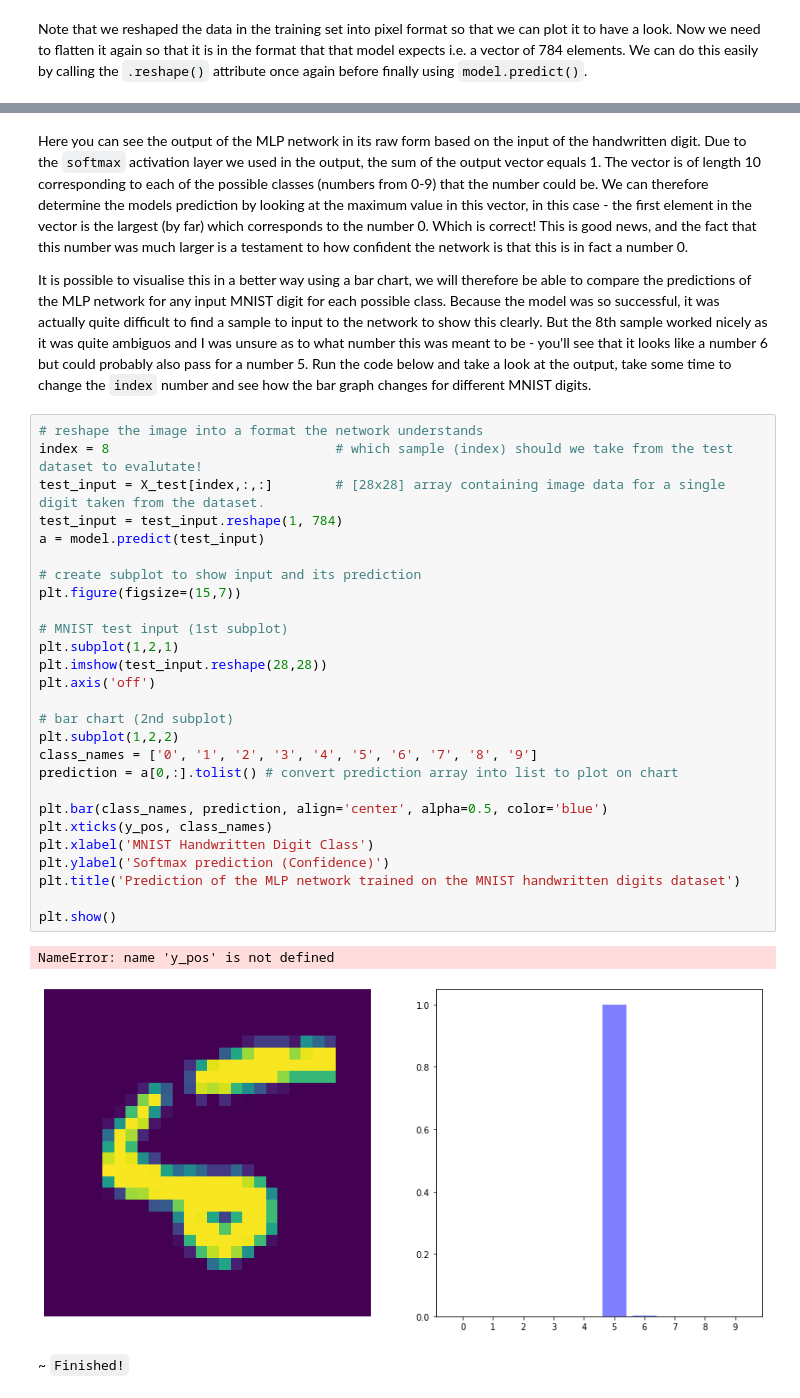
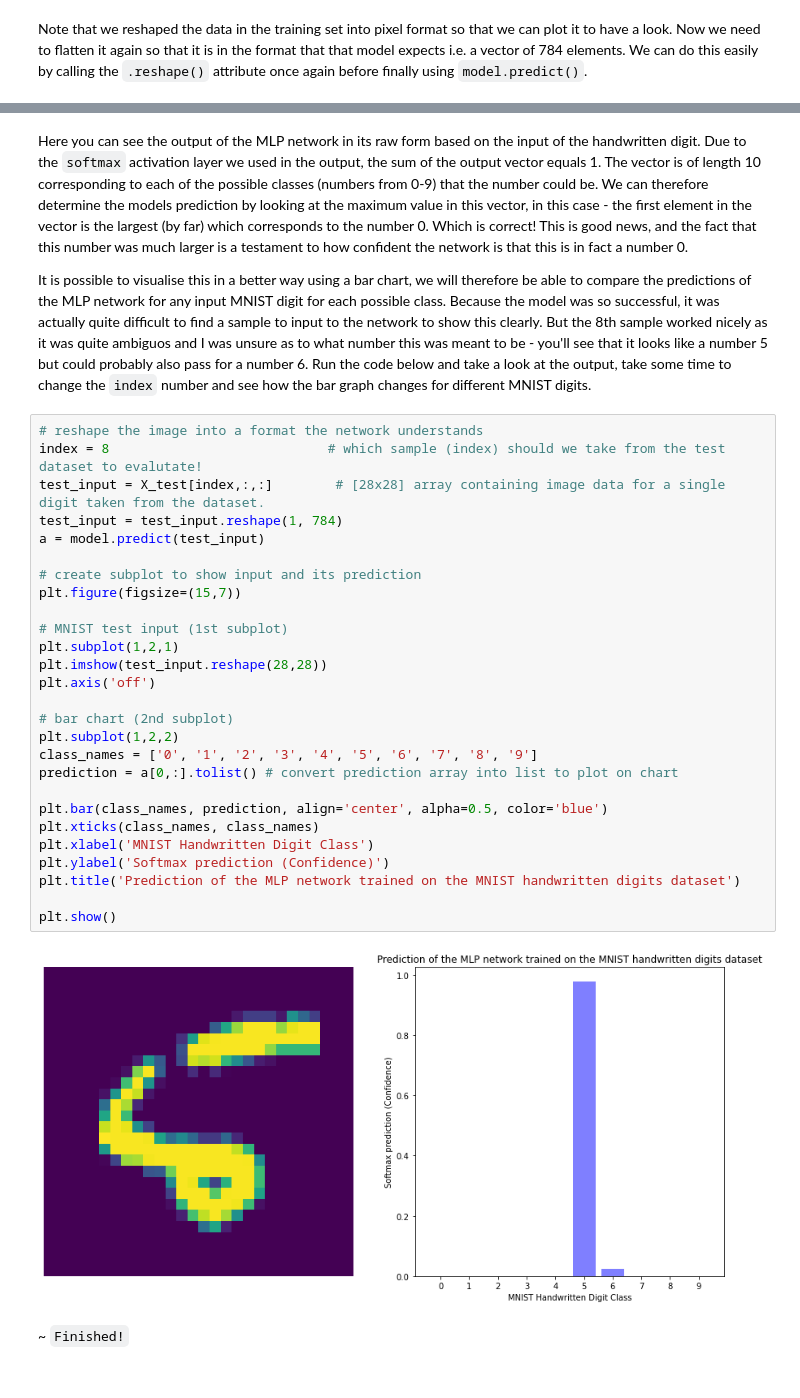
Before and after one commit to samph4/training, a Jupyter notebook: Keras AI Examples/1 - MNIST MLP Network.ipynb, the cells around one changed output, grey strips where cells are left out. Cells and saved outputs as stored; diff of their text form.

```diff
--- a/Keras AI Examples/1 - MNIST MLP Network.ipynb
+++ b/Keras AI Examples/1 - MNIST MLP Network.ipynb
@@ -290,36 +290,35 @@ MLP output:  [[1.0000000e+00 2.4270717e-13 1.1487758e-11 4.3266337e-16 2.2956909
 # %% [markdown]
 Here you can see the output of the MLP network in its raw form based on the input of the handwritten digit. Due to the `softmax` activation layer we used in the output, the sum of the output vector equals 1. The vector is of length 10 corresponding to each of the possible classes (numbers from 0-9) that the number could be. We can therefore determine the models prediction by looking at the maximum value in this vector, in this case - the first element in the vector is the largest (by far) which corresponds to the number 0. Which is correct! This is good news, and the fact that this number was much larger is a testament to how confident the network is that this is in fact a number 0.
 
-It is possible to visualise this in a better way using a bar chart, we will therefore be able to compare the predictions of the MLP network for any input MNIST digit for each possible class. Because the model was so successful, it was actually quite difficult to find a sample to input to the network to show this clearly. But the 8th sample worked nicely as it was quite ambiguos and I was unsure as to what number this was meant to be - you'll see that it looks like a number 6 but could probably also pass for a number 5. Run the code below and take a look at the output, take some time to change the `index` number and see how the bar graph changes for different MNIST digits.
+It is possible to visualise this in a better way using a bar chart, we will therefore be able to compare the predictions of the MLP network for any input MNIST digit for each possible class. Because the model was so successful, it was actually quite difficult to find a sample to input to the network to show this clearly. But the 8th sample worked nicely as it was quite ambiguos and I was unsure as to what number this was meant to be - you'll see that it looks like a number 5 but could probably also pass for a number 6. Run the code below and take a look at the output, take some time to change the `index` number and see how the bar graph changes for different MNIST digits.
 # %%
 # reshape the image into a format the network understands
-index = 8                             # which sample (index) should we take from the test dataset to evalutate!
+index = 8                            # which sample (index) should we take from the test dataset to evalutate!
 test_input = X_test[index,:,:]        # [28x28] array containing image data for a single digit taken from the dataset.
 test_input = test_input.reshape(1, 784)
 a = model.predict(test_input)
 
 # create subplot to show input and its prediction
 plt.figure(figsize=(15,7))
 
 # MNIST test input (1st subplot)
 plt.subplot(1,2,1)
 plt.imshow(test_input.reshape(28,28))
 plt.axis('off')
 
 # bar chart (2nd subplot)
 plt.subplot(1,2,2)
 class_names = ['0', '1', '2', '3', '4', '5', '6', '7', '8', '9']
 prediction = a[0,:].tolist() # convert prediction array into list to plot on chart
 
 plt.bar(class_names, prediction, align='center', alpha=0.5, color='blue')
-plt.xticks(y_pos, class_names)
+plt.xticks(class_names, class_names)
 plt.xlabel('MNIST Handwritten Digit Class')
 plt.ylabel('Softmax prediction (Confidence)')
 plt.title('Prediction of the MLP network trained on the MNIST handwritten digits dataset')
 
 plt.show()
 # %% [output]
-NameError: name 'y_pos' is not defined
-[figure, old version]
+[figure, new version]
 # %% [markdown]
 ~ `Finished!`
```
Also changed, not shown: parts of 4 cells of this notebook.
